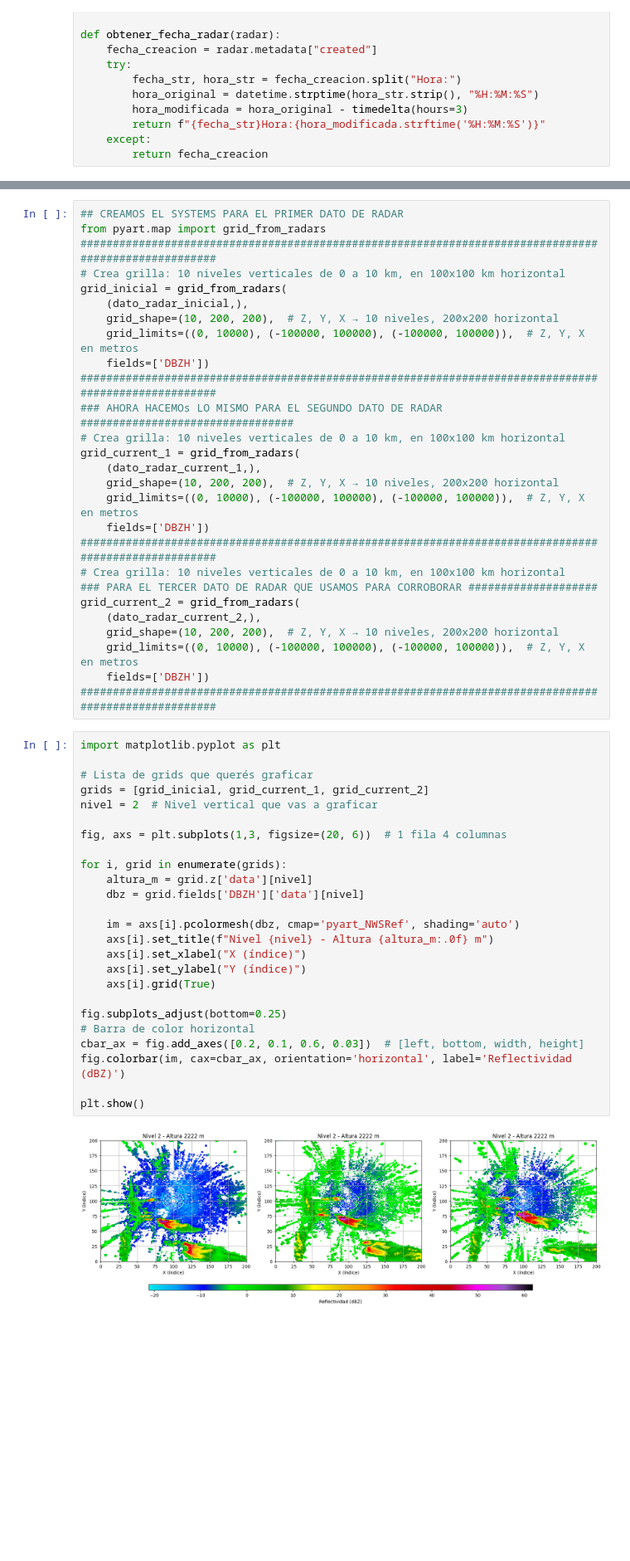
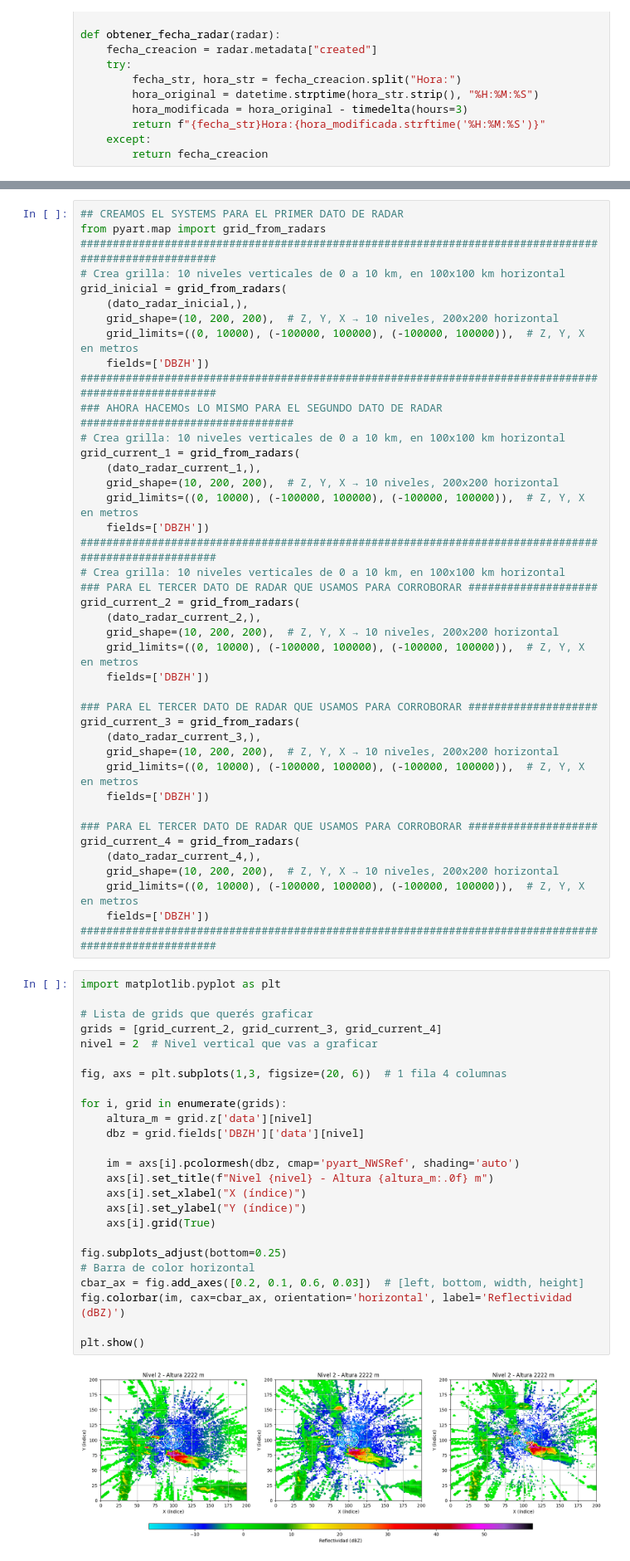
Before and after one commit to Thomas0204/Ploteo-Acumulados, a Jupyter notebook: traking/tracking_prueba_Thomi.ipynb, the cells around one changed output, grey strips where cells are left out. Shown at 83% size. Cells and saved outputs as stored; diff of their text form; blank space fills up the shorter version.

```diff
--- a/traking/tracking_prueba_Thomi.ipynb
+++ b/traking/tracking_prueba_Thomi.ipynb
@@ -203,34 +203,48 @@ grid_current_2 = grid_from_radars(
     grid_shape=(10, 200, 200),  # Z, Y, X → 10 niveles, 200x200 horizontal
     grid_limits=((0, 10000), (-100000, 100000), (-100000, 100000)),  # Z, Y, X en metros
     fields=['DBZH'])
+
+### PARA EL TERCER DATO DE RADAR QUE USAMOS PARA CORROBORAR ####################
+grid_current_3 = grid_from_radars(
+    (dato_radar_current_3,),
+    grid_shape=(10, 200, 200),  # Z, Y, X → 10 niveles, 200x200 horizontal
+    grid_limits=((0, 10000), (-100000, 100000), (-100000, 100000)),  # Z, Y, X en metros
+    fields=['DBZH'])
+
+### PARA EL TERCER DATO DE RADAR QUE USAMOS PARA CORROBORAR ####################
+grid_current_4 = grid_from_radars(
+    (dato_radar_current_4,),
+    grid_shape=(10, 200, 200),  # Z, Y, X → 10 niveles, 200x200 horizontal
+    grid_limits=((0, 10000), (-100000, 100000), (-100000, 100000)),  # Z, Y, X en metros
+    fields=['DBZH'])
 #####################################################################################################
 # %%
 import matplotlib.pyplot as plt
 
 # Lista de grids que querés graficar
-grids = [grid_inicial, grid_current_1, grid_current_2]
+grids = [grid_current_2, grid_current_3, grid_current_4]
 nivel = 2  # Nivel vertical que vas a graficar
 
 fig, axs = plt.subplots(1,3, figsize=(20, 6))  # 1 fila 4 columnas
 
 for i, grid in enumerate(grids):
     altura_m = grid.z['data'][nivel]
     dbz = grid.fields['DBZH']['data'][nivel]
 
     im = axs[i].pcolormesh(dbz, cmap='pyart_NWSRef', shading='auto')
     axs[i].set_title(f"Nivel {nivel} - Altura {altura_m:.0f} m")
     axs[i].set_xlabel("X (índice)")
     axs[i].set_ylabel("Y (índice)")
     axs[i].grid(True)
 
 fig.subplots_adjust(bottom=0.25)
 # Barra de color horizontal
 cbar_ax = fig.add_axes([0.2, 0.1, 0.6, 0.03])  # [left, bottom, width, height]
 fig.colorbar(im, cax=cbar_ax, orientation='horizontal', label='Reflectividad (dBZ)')
 
 plt.show()
 # %% [output]
-[figure, old version]
+[figure, new version]
 # %%
 import numpy as np
 import matplotlib.pyplot as plt
```
Also changed, not shown: parts of 3 cells of this notebook, 1 other file.
